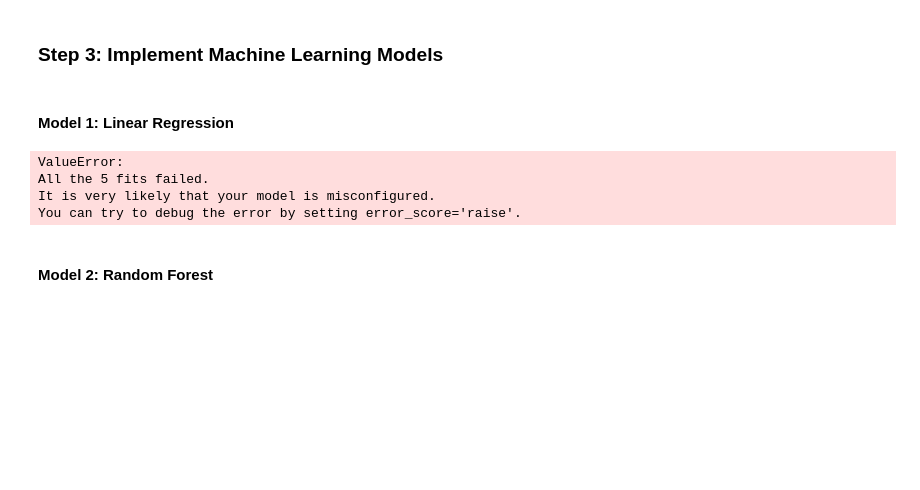
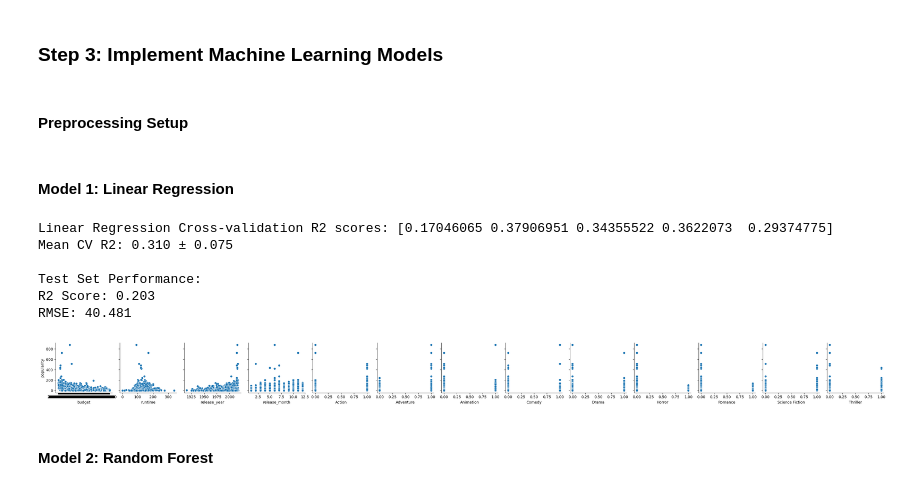
Before and after one commit to zacharyL16/ENSF444ProjectGroup31, a Jupyter notebook: Final Project.ipynb, the cells around one changed output. Cells and saved outputs as stored; diff of their text form; code cells hidden in the pictures; blank space fills up the shorter version.

Commit message:
updated linear regression

```diff
--- a/Final Project.ipynb
+++ b/Final Project.ipynb
@@ -87,12 +86,3 @@ dtype: int64
-# %%
-import ast
-def parse_json(json_str):
-    try:
-        return [item['name'] for item in ast.literal_eval(json_str)]
-    except:
-        return []
-
-data['genres_list'] = data['genres'].apply(parse_json)
 # %% [markdown]
 #### Parse JSON columns
 # %%
@@ -162,26 +117,49 @@ from sklearn.model_selection import train_test_split
 X_train, X_test, y_train, y_test = train_test_split(X, y, test_size=0.1, random_state=0)
+# %% [markdown]
+#### Preprocessing Setup
+# %%
+# Preprocessing pipeline
+preprocessor = ColumnTransformer(
+    transformers=[
+        ('num', StandardScaler(), ['budget', 'runtime', 'release_year']),
+    ],
+    remainder='passthrough'
+)
 # %% [markdown]
 #### Model 1: Linear Regression
 # %%
 from sklearn.linear_model import LinearRegression
-from sklearn.pipeline import Pipeline
-from sklearn.model_selection import cross_validate
-
-# Create a pipeline with preprocessing and model
-pipeline = Pipeline(steps=[
+# Create pipeline
+lr_pipeline = Pipeline([
     ('preprocessor', preprocessor),
-    ('model', LinearRegression())
+    ('regressor', LinearRegression())
 ])
 
-# Evaluate the model using cross-validation
-cv_results = cross_validate(pipeline, X_train, y_train, cv=5, scoring='r2')
-print("Training Accuracy:", cv_results['train_score'].mean())
-print("Testing Accuracy:", cv_results['test_score'].mean())
+# Cross-validation
+lr_cv_scores = cross_val_score(lr_pipeline, X_train, y_train, cv=5, scoring='r2')
+print("Linear Regression Cross-validation R2 scores:", lr_cv_scores)
+print(f"Mean CV R2: {lr_cv_scores.mean():.3f} ± {lr_cv_scores.std():.3f}")
+
+# Train and evaluate
+lr_pipeline.fit(X_train, y_train)
+lr_y_pred = lr_pipeline.predict(X_test)
+lr_r2 = r2_score(y_test, lr_y_pred)
+lr_rmse = np.sqrt(mean_squared_error(y_test, lr_y_pred))
+
+print("\nTest Set Performance:")
+print(f"R2 Score: {lr_r2:.3f}")
+print(f"RMSE: {lr_rmse:.3f}")
+
+sns.pairplot(data, y_vars=['popularity'], x_vars=X.columns)
+plt.show()
 # %% [output]
-ValueError:
-All the 5 fits failed.
-It is very likely that your model is misconfigured.
-You can try to debug the error by setting error_score='raise'.
+Linear Regression Cross-validation R2 scores: [0.17046065 0.37906951 0.34355522 0.3622073  0.29374775]
+Mean CV R2: 0.310 ± 0.075
+
+Test Set Performance:
+R2 Score: 0.203
+RMSE: 40.481
+[figure, added]
 # %% [markdown]
 #### Model 2: Random Forest
 # %%
```
Also changed, not shown: parts of 8 cells of this notebook.
